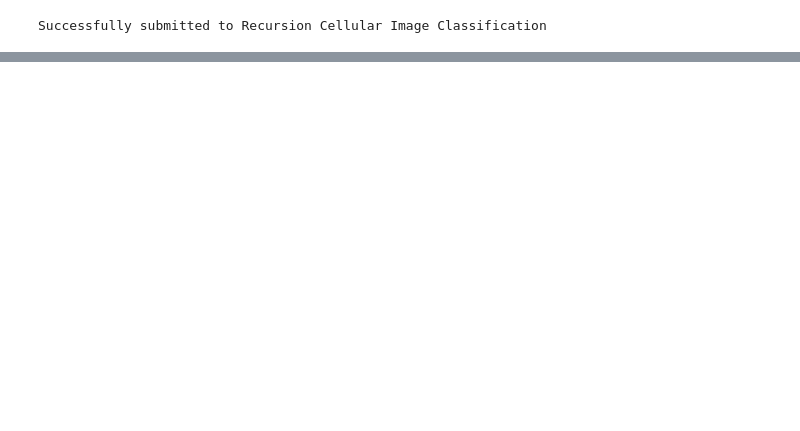
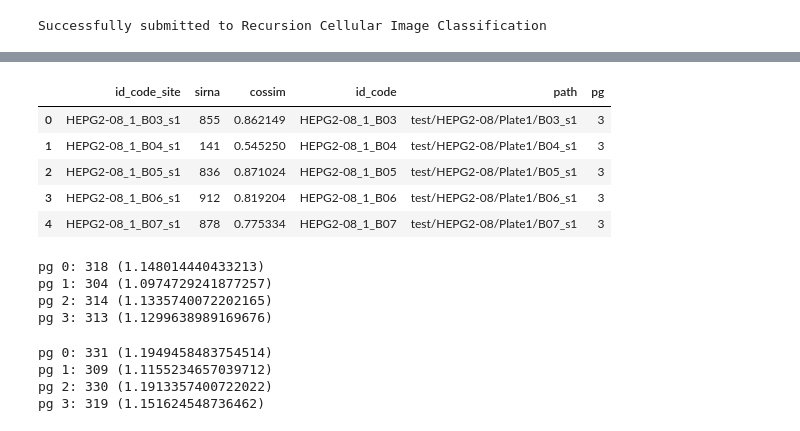
Before and after one commit to MicPie/recursion-cellular-image-classification, a Jupyter notebook: rcic_v32_efficientnet-b3_celltype_plate-group-exp_Full.ipynb, the cells around one changed output, grey strips where cells are left out. Saved outputs shown, nothing was run; the diff lists cells and outputs as text; code cells hidden in the pictures; blank space fills up the shorter version.

```diff
--- a/rcic_v32_efficientnet-b3_celltype_plate-group-exp_Full.ipynb
+++ b/rcic_v32_efficientnet-b3_celltype_plate-group-exp_Full.ipynb
@@ -2205,0 +2296,39 @@ Successfully submitted to Recursion Cellular Image Classification
+# %%
+def get_path(x):
+    p_wo_plate = x[:-3].replace('_','/')+x[-3:]
+    cut = p_wo_plate.find('/')
+    path = 'test/'+p_wo_plate[:cut]+'/Plate'+p_wo_plate[cut+1:]
+    return path
+# %%
+df_preds['path'] = df_preds['id_code_site'].apply(get_path)
+# %%
+df_preds['pg'] = df_preds['path'].apply(lambda x: fn2pgint[x])
+# %%
+df_preds.head()
+# %% [output]
+|  | id_code_site | sirna | cossim | id_code | path | pg |
+| 0 | HEPG2-08_1_B03_s1 | 855 | 0.862149 | HEPG2-08_1_B03 | test/HEPG2-08/Plate1/B03_s1 | 3 |
+| 1 | HEPG2-08_1_B04_s1 | 141 | 0.545250 | HEPG2-08_1_B04 | test/HEPG2-08/Plate1/B04_s1 | 3 |
+| 2 | HEPG2-08_1_B05_s1 | 836 | 0.871024 | HEPG2-08_1_B05 | test/HEPG2-08/Plate1/B05_s1 | 3 |
+| 3 | HEPG2-08_1_B06_s1 | 912 | 0.819204 | HEPG2-08_1_B06 | test/HEPG2-08/Plate1/B06_s1 | 3 |
+| 4 | HEPG2-08_1_B07_s1 | 878 | 0.775334 | HEPG2-08_1_B07 | test/HEPG2-08/Plate1/B07_s1 | 3 |
+# %%
+# 3xPredTA NoTTA
+for pg in range(4):
+    n_sirna = df_preds[df_preds['pg'] == pg].sirna.nunique()
+    print('pg '+str(pg)+': '+str(n_sirna)+' ('+str(n_sirna/277)+')')
+# %% [output]
+pg 0: 318 (1.148014440433213)
+pg 1: 304 (1.0974729241877257)
+pg 2: 314 (1.1335740072202165)
+pg 3: 313 (1.1299638989169676)
+# %%
+# NoPredTA NoTTA
+for pg in range(4):
+    n_sirna = df_preds[df_preds['pg'] == pg].sirna.nunique()
+    print('pg '+str(pg)+': '+str(n_sirna)+' ('+str(n_sirna/277)+')')
+# %% [output]
+pg 0: 331 (1.1949458483754514)
+pg 1: 309 (1.1155234657039712)
+pg 2: 330 (1.1913357400722022)
+pg 3: 319 (1.151624548736462)
```
Also changed, not shown: parts of 28 cells of this notebook, 3 other files.
